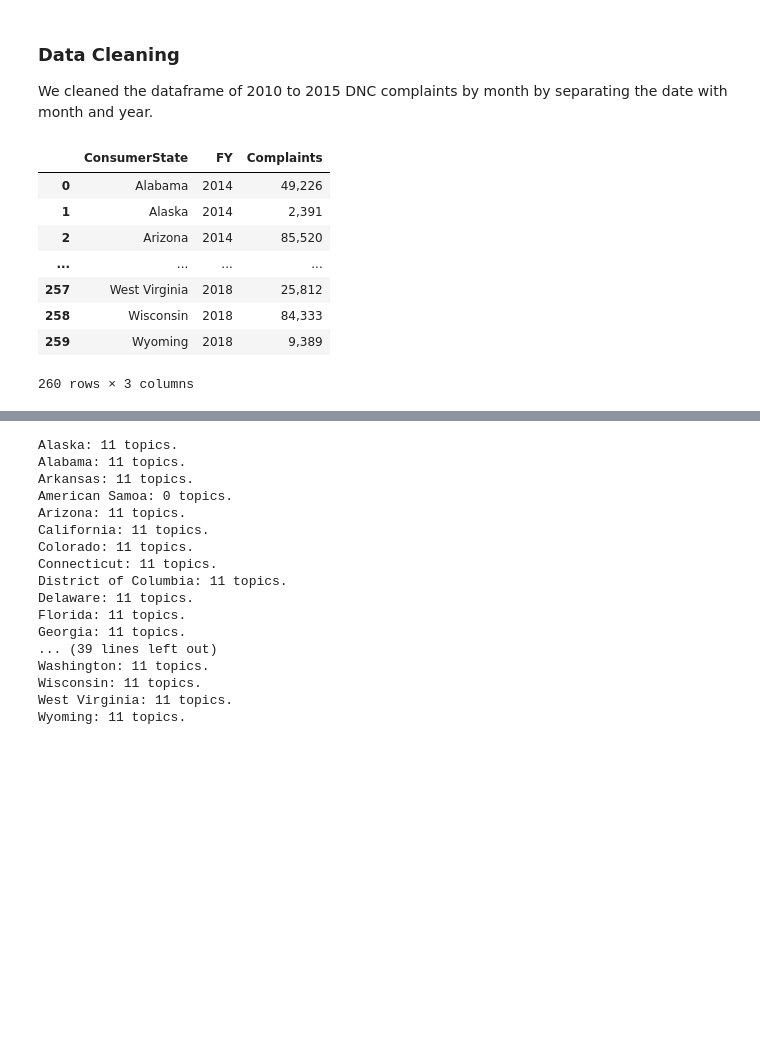
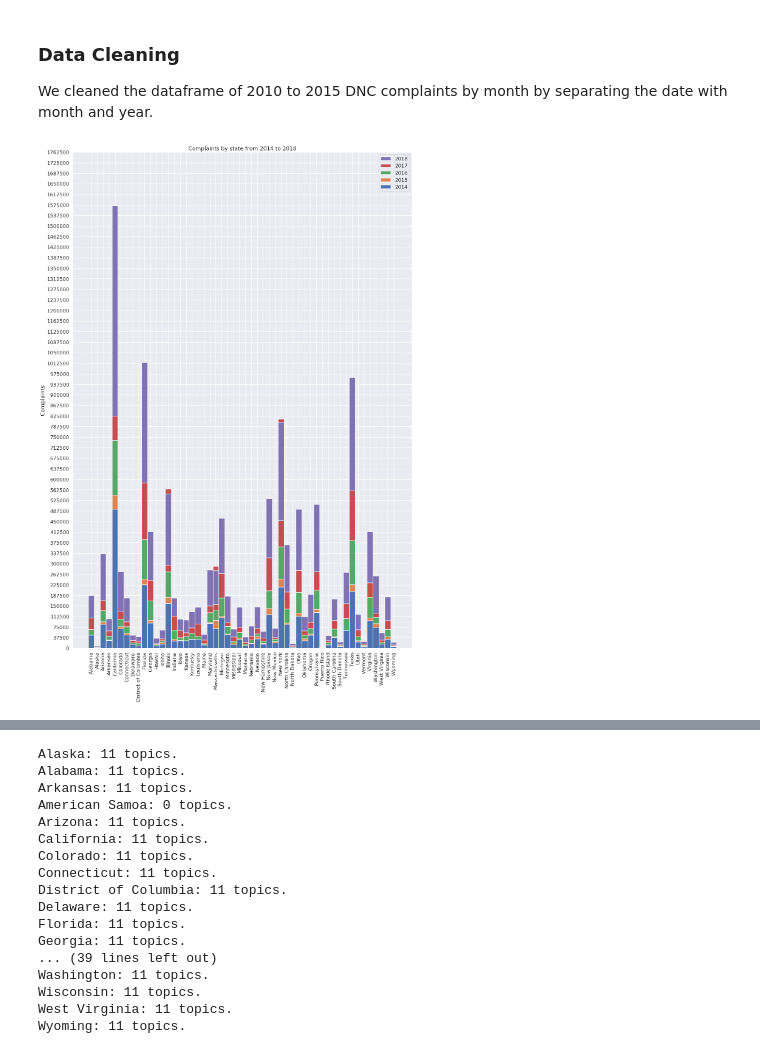
Before and after one commit to DannyFung97/nigerian-princes, a Jupyter notebook: FinalProject_Group24.ipynb, the cells around one changed output, grey strips where cells are left out. Cells and saved outputs as stored; diff of their text form; code cells hidden in the pictures; blank space fills up the shorter version.

Commit message:
added stacked bar charts for 2010_to_2015 and calltype for 2018

```diff
--- a/FinalProject_Group24.ipynb
+++ b/FinalProject_Group24.ipynb
@@ -92,25 +92,54 @@ state_names = ["Alaska", "Alabama", "Arkansas", "American Samoa", "Arizona", "Ca
 # %% [markdown]
 ### Data Cleaning
 We cleaned the dataframe of 2010 to 2015 DNC complaints by month by separating the date with month and year.
-# %%
-df_2018_dnc_state_complaints_5yr
-wrang_df_2018_dnc_state_complaints_5yr = pd.DataFrame(columns=['ConsumerState', 'FY', 'Complaints'])
-i = 0
-for info in df_2018_dnc_state_complaints_5yr['Unnamed: 2']:
-    if(str(info) != 'Complaints' and str(info) != 'nan'):
-            wrang_df_2018_dnc_state_complaints_5yr = wrang_df_2018_dnc_state_complaints_5yr.append({'ConsumerState': df_2018_dnc_state_complaints_5yr['Complaints by Consumer State and Fiscal Year'][i], 'FY' : df_2018_dnc_state_complaints_5yr['Unnamed: 1'][i], 'Complaints' : df_2018_dnc_state_complaints_5yr['Unnamed: 2'][i]}, ignore_index=True)
-    i = i + 1
-wrang_df_2018_dnc_state_complaints_5yr
-# %% [output]
-|  | ConsumerState | FY | Complaints |
-| 0 | Alabama | 2014 | 49,226 |
-| 1 | Alaska | 2014 | 2,391 |
-| 2 | Arizona | 2014 | 85,520 |
-| ... | ... | ... | ... |
-| 257 | West Virginia | 2018 | 25,812 |
-| 258 | Wisconsin | 2018 | 84,333 |
-| 259 | Wyoming | 2018 | 9,389 |
-260 rows × 3 columns
+# %%
+states_2010_to_2015 = ['Alabama', 'Alaska', 'Arizona', 'Arkansas', 'California', 'Colorado', 'Connecticut', 'Delaware', 'District of Columbia', 'Florida', 'Georgia', 'Hawaii', 'Idaho', 'Illinois', 'Indiana', 'Iowa', 'Kansas', 'Kentucky', 'Louisiana', 'Maine', 'Maryland', 'Massachusetts', 'Michigan', 'Minnesota', 'Mississippi', 'Missouri', 'Montana', 'Nebraska', 'Nevada', 'New Hampshire', 'New Jersey', 'New Mexico', 'New York', 'North Carolina', 'North Dakota', 'Ohio', 'Oklahoma', 'Oregon', 'Pennsylvania', 'Puerto Rico', 'Rhode Island', 'South Carolina', 'South Dakota', 'Tennessee', 'Texas', 'Utah', 'Vermont', 'Virginia', 'Washington', 'West Virginia', 'Wisconsin', 'Wyoming']
+wrang_df_2018_dnc_state_complaints_5yr = pd.DataFrame(columns=['ConsumerState', 'FY', 'Complaints'])
+i = 0
+for info in df_2018_dnc_state_complaints_5yr['Unnamed: 2']:
+    if(str(info) != 'Complaints' and str(info) != 'nan'):
+        wrang_df_2018_dnc_state_complaints_5yr = wrang_df_2018_dnc_state_complaints_5yr.append({'ConsumerState': df_2018_dnc_state_complaints_5yr['Complaints by Consumer State and Fiscal Year'][i], 'FY' : df_2018_dnc_state_complaints_5yr['Unnamed: 1'][i], 'Complaints' : df_2018_dnc_state_complaints_5yr['Unnamed: 2'][i]}, ignore_index=True)
+    i = i + 1
+i = 0
+complaints_2014 = []
+complaints_2015 = []
+complaints_2016 = []
+complaints_2017 = []
+complaints_2018 = []
+
+for year in wrang_df_2018_dnc_state_complaints_5yr['FY']:
+    wrang_df_2018_dnc_state_complaints_5yr['Complaints'][i] = int(wrang_df_2018_dnc_state_complaints_5yr['Complaints'][i].replace(',',''))
+    if(int(year) == 2014):
+        complaints_2014.append(wrang_df_2018_dnc_state_complaints_5yr['Complaints'][i])
+    elif(int(year) == 2015):
+        complaints_2015.append(wrang_df_2018_dnc_state_complaints_5yr['Complaints'][i])
+    elif(int(year) == 2016):
+        complaints_2016.append(wrang_df_2018_dnc_state_complaints_5yr['Complaints'][i])
+    elif(int(year) == 2017):
+        complaints_2017.append(wrang_df_2018_dnc_state_complaints_5yr['Complaints'][i])
+    elif(int(year) == 2018):
+        complaints_2018.append(wrang_df_2018_dnc_state_complaints_5yr['Complaints'][i])
+    i = i + 1
+
+ind = np.arange(len(states_2010_to_2015))
+width = 1
+plt.figure(figsize=(20,30))
+p1 = plt.bar(ind, complaints_2014, width)
+p2 = plt.bar(ind, complaints_2015, width, bottom=complaints_2014)
+p3 = plt.bar(ind, complaints_2016, width, bottom=complaints_2015)
+p4 = plt.bar(ind, complaints_2017, width, bottom=complaints_2016)
+p5 = plt.bar(ind, complaints_2018, width, bottom=complaints_2017)
+
+plt.ylabel('Complaints')
+plt.title('Complaints by state from 2014 to 2018')
+plt.xticks(ind, states_2010_to_2015)
+plt.xticks(rotation=90)
+plt.yticks(np.arange(0, 1800000, 37500))
+plt.legend((p5[0], p4[0], p3[0], p2[0], p1[0]), ('2018', '2017', '2016', '2015', '2014'))
+
+plt.show()
+# %% [output]
+[figure, added]
 # %%
 i = 0
 wrang_df_2018_dnc_state_complaints_calltype = pd.DataFrame(columns=['ConsumerState', 'WasPreRecorded', 'Count'])
```
Also changed, not shown: parts of 3 cells of this notebook.
